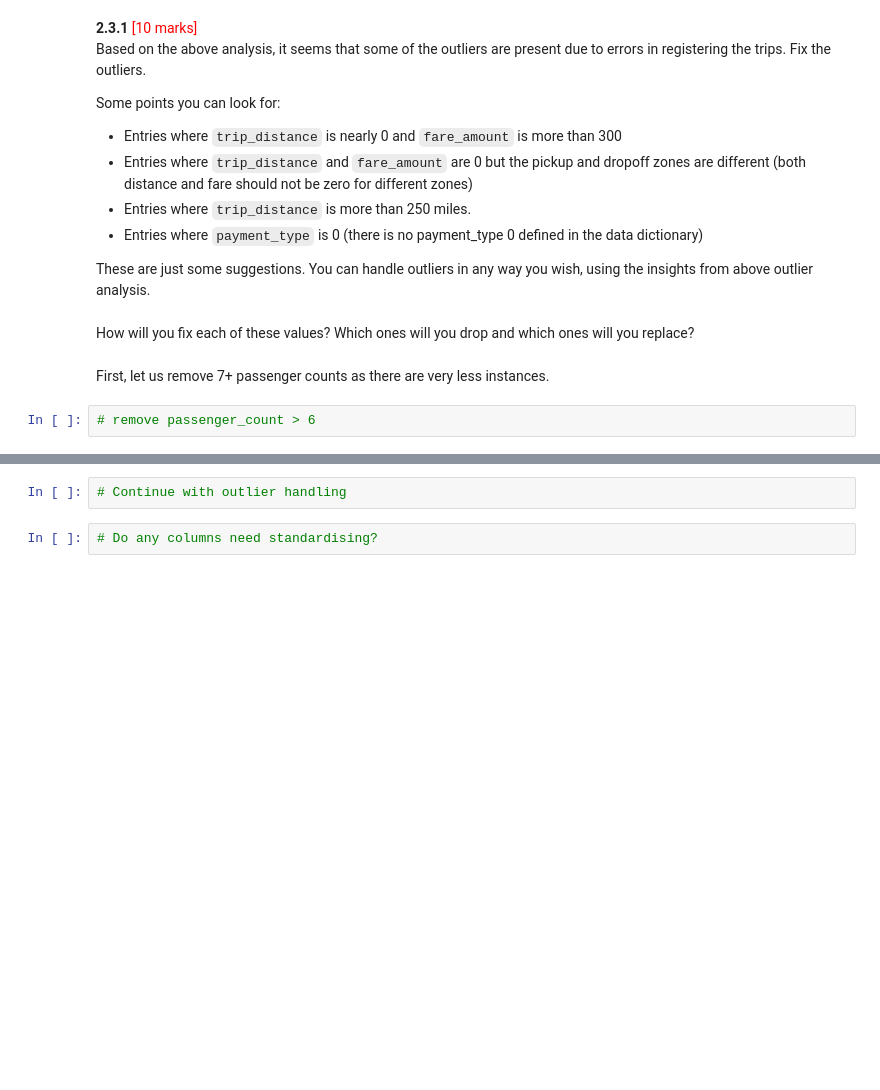
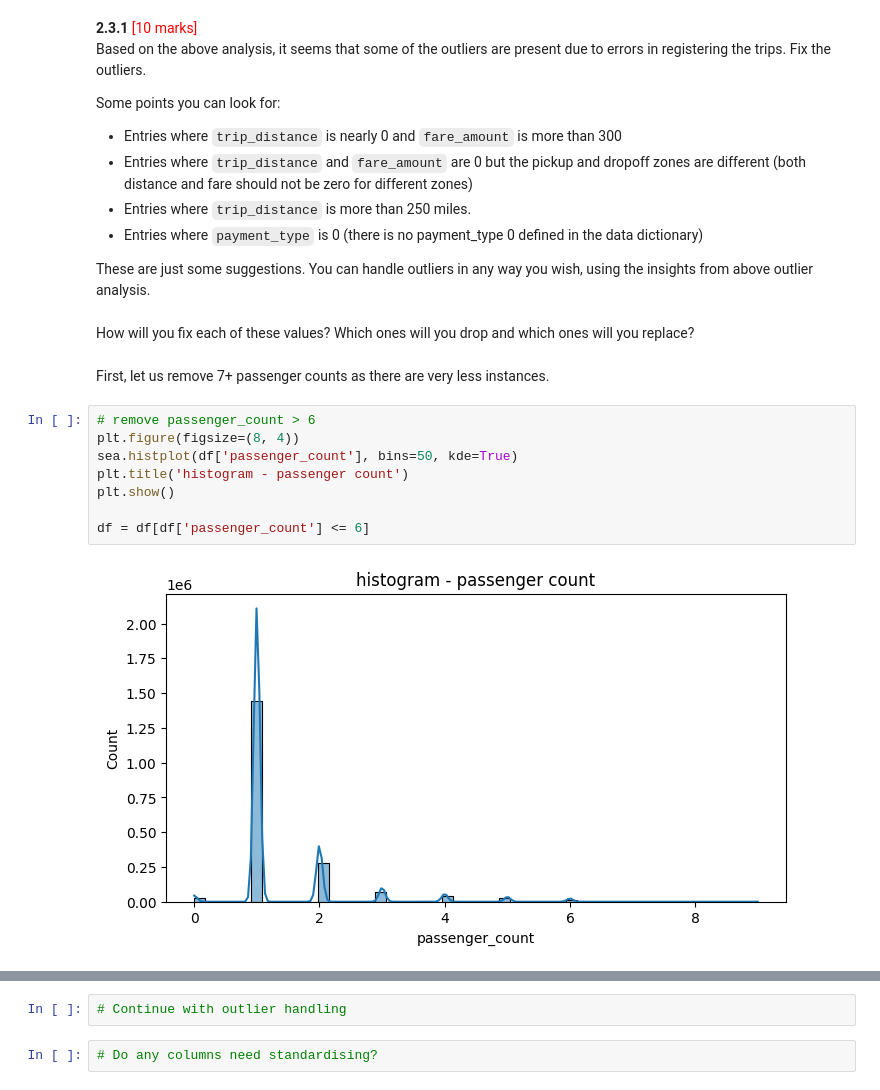
Before and after one commit to ChetanTiwari195/NewYorkTaxiEDA_DS_CT, a Jupyter notebook: EDA_Optimising_NYC_Taxis_ChetanTiwari.ipynb, the cells around one changed output, grey strips where cells are left out. Saved outputs shown, nothing was run; the diff lists cells and outputs as text; blank space fills up the shorter version.

```diff
--- a/EDA_Optimising_NYC_Taxis_ChetanTiwari.ipynb
+++ b/EDA_Optimising_NYC_Taxis_ChetanTiwari.ipynb
@@ -591,5 +613,13 @@ These are just some suggestions. You can handle outliers in any way you wish, us
 How will you fix each of these values? Which ones will you drop and which ones will you replace?
 # %% [markdown]
 First, let us remove 7+ passenger counts as there are very less instances.
-# %%
-# remove passenger_count > 6
+# %%
+# remove passenger_count > 6
+plt.figure(figsize=(8, 4))
+sea.histplot(df['passenger_count'], bins=50, kde=True)
+plt.title('histogram - passenger count')
+plt.show()
+
+df = df[df['passenger_count'] <= 6]
+# %% [output]
+[figure, added]
```
Also changed, not shown: parts of 3 cells of this notebook.
